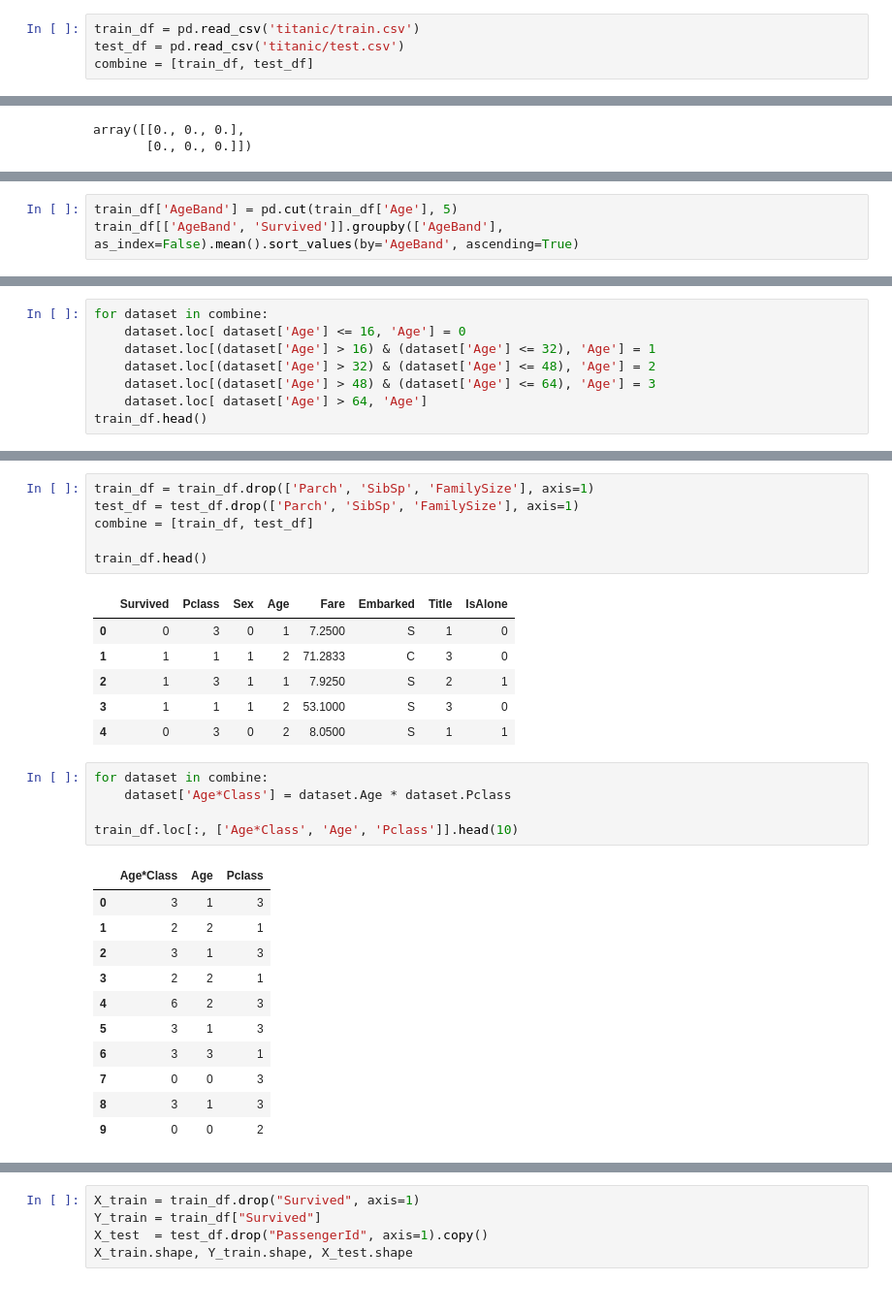
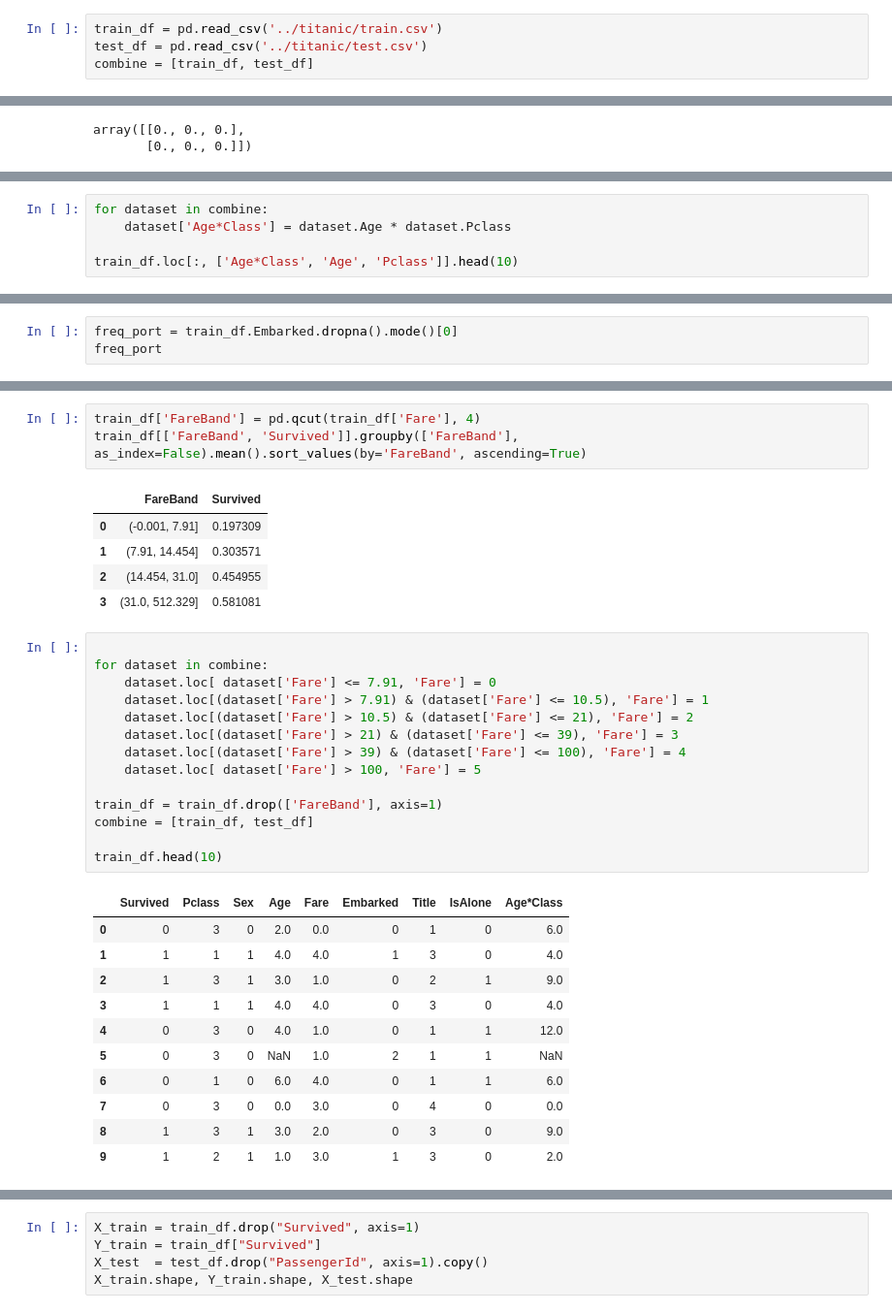
Before and after one commit to adityaASU/DM-hw, a Jupyter notebook: hw1_improved.ipynb, the cells around one changed output, grey strips where cells are left out. Shown: that part at 97% size. Saved outputs shown, nothing was run; the diff lists cells and outputs as text.

```diff
--- a/hw1_improved.ipynb
+++ b/hw1_improved.ipynb
@@ -19,8 +19,8 @@ from sklearn.linear_model import Perceptron
 from sklearn.linear_model import SGDClassifier
 from sklearn.tree import DecisionTreeClassifier
 # %%
-train_df = pd.read_csv('titanic/train.csv')
-test_df = pd.read_csv('titanic/test.csv')
+train_df = pd.read_csv('../titanic/train.csv')
+test_df = pd.read_csv('../titanic/test.csv')
 combine = [train_df, test_df]
 # %%
 print(train_df.columns.values)
@@ -301,4 +342,6 @@ train_df.head()
 # %%
-train_df['AgeBand'] = pd.cut(train_df['Age'], 5)
-train_df[['AgeBand', 'Survived']].groupby(['AgeBand'], as_index=False).mean().sort_values(by='AgeBand', ascending=True)
+for dataset in combine:
+    dataset['Age*Class'] = dataset.Age * dataset.Pclass
+
+train_df.loc[:, ['Age*Class', 'Age', 'Pclass']].head(10)
 # %% [output]
@@ -311,9 +359,4 @@ train_df[['AgeBand', 'Survived']].groupby(['AgeBand'], as_index=False).mean().so
 # %%
-for dataset in combine:
-    dataset.loc[ dataset['Age'] <= 16, 'Age'] = 0
-    dataset.loc[(dataset['Age'] > 16) & (dataset['Age'] <= 32), 'Age'] = 1
-    dataset.loc[(dataset['Age'] > 32) & (dataset['Age'] <= 48), 'Age'] = 2
-    dataset.loc[(dataset['Age'] > 48) & (dataset['Age'] <= 64), 'Age'] = 3
-    dataset.loc[ dataset['Age'] > 64, 'Age']
-train_df.head()
+freq_port = train_df.Embarked.dropna().mode()[0]
+freq_port
 # %% [output]
@@ -363,31 +402,36 @@ train_df[['IsAlone', 'Survived']].groupby(['IsAlone'], as_index=False).mean()
 # %%
-train_df = train_df.drop(['Parch', 'SibSp', 'FamilySize'], axis=1)
-test_df = test_df.drop(['Parch', 'SibSp', 'FamilySize'], axis=1)
-combine = [train_df, test_df]
-
-train_df.head()
+train_df['FareBand'] = pd.qcut(train_df['Fare'], 4)
+train_df[['FareBand', 'Survived']].groupby(['FareBand'], as_index=False).mean().sort_values(by='FareBand', ascending=True)
 # %% [output]
-|  | Survived | Pclass | Sex | Age | Fare | Embarked | Title | IsAlone |
-| 0 | 0 | 3 | 0 | 1 | 7.2500 | S | 1 | 0 |
-| 1 | 1 | 1 | 1 | 2 | 71.2833 | C | 3 | 0 |
-| 2 | 1 | 3 | 1 | 1 | 7.9250 | S | 2 | 1 |
-| 3 | 1 | 1 | 1 | 2 | 53.1000 | S | 3 | 0 |
-| 4 | 0 | 3 | 0 | 2 | 8.0500 | S | 1 | 1 |
+|  | FareBand | Survived |
+| 0 | (-0.001, 7.91] | 0.197309 |
+| 1 | (7.91, 14.454] | 0.303571 |
+| 2 | (14.454, 31.0] | 0.454955 |
+| 3 | (31.0, 512.329] | 0.581081 |
 # %%
+
 for dataset in combine:
-    dataset['Age*Class'] = dataset.Age * dataset.Pclass
+    dataset.loc[ dataset['Fare'] <= 7.91, 'Fare'] = 0
+    dataset.loc[(dataset['Fare'] > 7.91) & (dataset['Fare'] <= 10.5), 'Fare'] = 1
+    dataset.loc[(dataset['Fare'] > 10.5) & (dataset['Fare'] <= 21), 'Fare'] = 2
+    dataset.loc[(dataset['Fare'] > 21) & (dataset['Fare'] <= 39), 'Fare'] = 3
+    dataset.loc[(dataset['Fare'] > 39) & (dataset['Fare'] <= 100), 'Fare'] = 4
+    dataset.loc[ dataset['Fare'] > 100, 'Fare'] = 5
 
-train_df.loc[:, ['Age*Class', 'Age', 'Pclass']].head(10)
+train_df = train_df.drop(['FareBand'], axis=1)
+combine = [train_df, test_df]
+
+train_df.head(10)
 # %% [output]
-|  | Age*Class | Age | Pclass |
-| 0 | 3 | 1 | 3 |
-| 1 | 2 | 2 | 1 |
-| 2 | 3 | 1 | 3 |
-| 3 | 2 | 2 | 1 |
-| 4 | 6 | 2 | 3 |
-| 5 | 3 | 1 | 3 |
-| 6 | 3 | 3 | 1 |
-| 7 | 0 | 0 | 3 |
-| 8 | 3 | 1 | 3 |
-| 9 | 0 | 0 | 2 |
+|  | Survived | Pclass | Sex | Age | Fare | Embarked | Title | IsAlone | Age*Class |
+| 0 | 0 | 3 | 0 | 2.0 | 0.0 | 0 | 1 | 0 | 6.0 |
+| 1 | 1 | 1 | 1 | 4.0 | 4.0 | 1 | 3 | 0 | 4.0 |
+| 2 | 1 | 3 | 1 | 3.0 | 1.0 | 0 | 2 | 1 | 9.0 |
+| 3 | 1 | 1 | 1 | 4.0 | 4.0 | 0 | 3 | 0 | 4.0 |
+| 4 | 0 | 3 | 0 | 4.0 | 1.0 | 0 | 1 | 1 | 12.0 |
+| 5 | 0 | 3 | 0 | NaN | 1.0 | 2 | 1 | 1 | NaN |
+| 6 | 0 | 1 | 0 | 6.0 | 4.0 | 0 | 1 | 1 | 6.0 |
+| 7 | 0 | 3 | 0 | 0.0 | 3.0 | 0 | 4 | 0 | 0.0 |
+| 8 | 1 | 3 | 1 | 3.0 | 2.0 | 0 | 3 | 0 | 9.0 |
+| 9 | 1 | 2 | 1 | 1.0 | 3.0 | 1 | 3 | 0 | 2.0 |
 # %%
```
Also changed, not shown: parts of 29 cells of this notebook, 1 other file.
